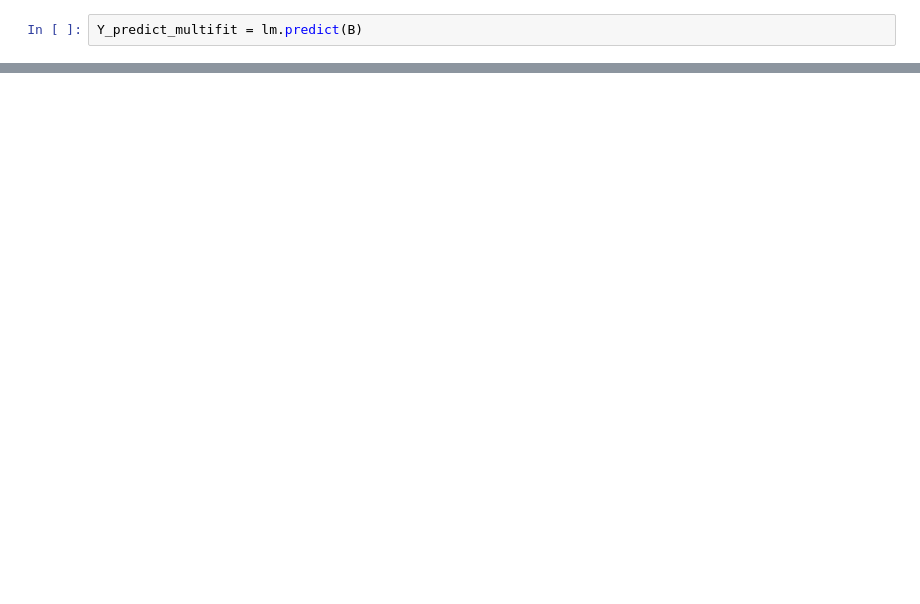
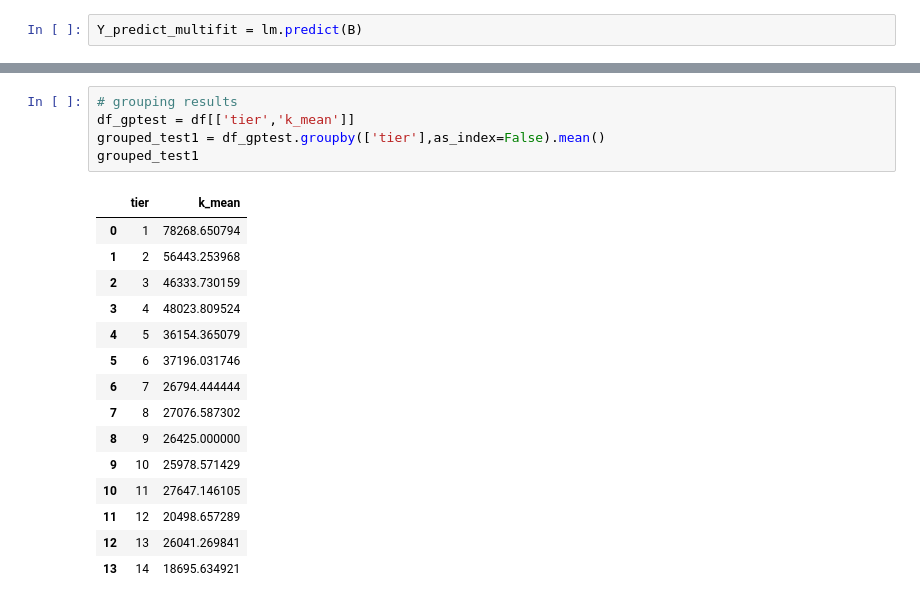
Before and after one commit to lflambert/cherub, a Jupyter notebook: test.ipynb, the cells around one changed output, grey strips where cells are left out. Cells and saved outputs as stored; diff of their text form; blank space fills up the shorter version.

```diff
--- a/test.ipynb
+++ b/test.ipynb
@@ -571,0 +565,21 @@ The mean square error of k_mean and predicted value using multifit is:  14959462
+# %%
+# grouping results
+df_gptest = df[['tier','k_mean']]
+grouped_test1 = df_gptest.groupby(['tier'],as_index=False).mean()
+grouped_test1
+# %% [output]
+|  | tier | k_mean |
+| 0 | 1 | 78268.650794 |
+| 1 | 2 | 56443.253968 |
+| 2 | 3 | 46333.730159 |
+| 3 | 4 | 48023.809524 |
+| 4 | 5 | 36154.365079 |
+| 5 | 6 | 37196.031746 |
+| 6 | 7 | 26794.444444 |
+| 7 | 8 | 27076.587302 |
+| 8 | 9 | 26425.000000 |
+| 9 | 10 | 25978.571429 |
+| 10 | 11 | 27647.146105 |
+| 11 | 12 | 20498.657289 |
+| 12 | 13 | 26041.269841 |
+| 13 | 14 | 18695.634921 |
```
Also changed, not shown: parts of 57 cells of this notebook.
